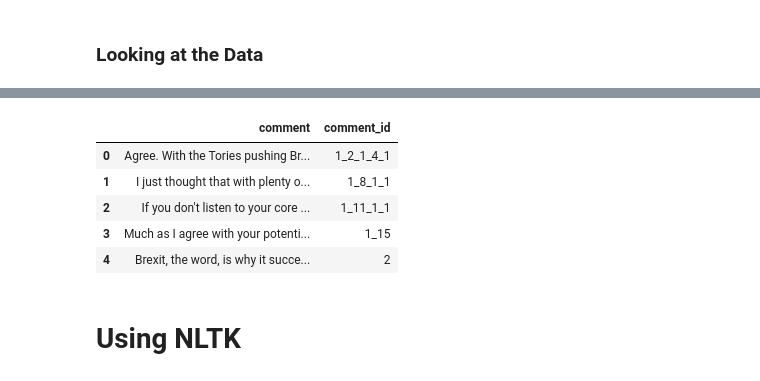
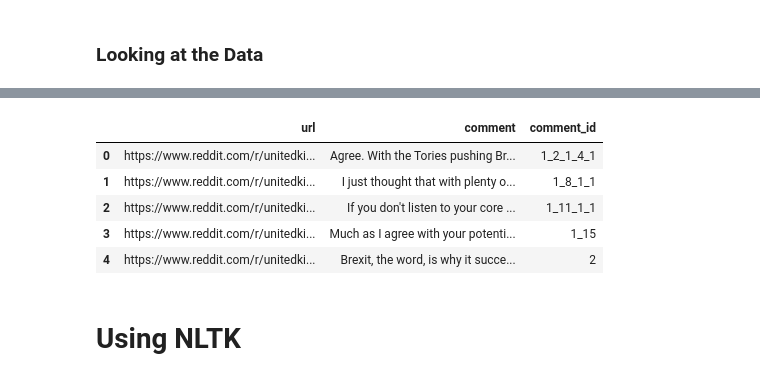
Before and after one commit to andrewtpei/Sentipedia, a Jupyter notebook: notebooks/Initial Data Analysis (Reddit csv).ipynb, the cells around one changed output, grey strips where cells are left out. Cells and saved outputs as stored; diff of their text form; code cells hidden in the pictures.

```diff
--- a/notebooks/Initial Data Analysis (Reddit csv).ipynb
+++ b/notebooks/Initial Data Analysis (Reddit csv).ipynb
@@ -37,10 +37,14 @@ import matplotlib.pyplot as plt
 # import language model
 import nltk
 from nltk.sentiment.vader import SentimentIntensityAnalyzer
+from nltk.corpus import stopwords
+from nltk.tokenize import word_tokenize
+from nltk.stem import WordNetLemmatizer
 
 # downloading NLTK analyzers
 nltk.download('punkt')
 nltk.download('averaged_perceptron_tagger')
 nltk.download('vader_lexicon')
-
-pd.set_option('display.max_colwidth', None)
+nltk.download('stopwords')
+nltk.download('punkt')
+nltk.download('wordnet')
@@ -57,12 +51,12 @@ pd.set_option('display.max_colwidth', None)
 # %%
-df_reddit = pd.read_csv('reddit.csv', usecols=['comment', 'comment_id'])
+df_reddit = pd.read_csv('reddit_full.csv', usecols=['url', 'comment', 'comment_id'])
 df_reddit.head()
 # %% [output]
-|  | comment | comment_id |
-| 0 | Agree. With the Tories pushing Br... | 1_2_1_4_1 |
-| 1 | I just thought that with plenty o... | 1_8_1_1 |
-| 2 | If you don't listen to your core ... | 1_11_1_1 |
-| 3 | Much as I agree with your potenti... | 1_15 |
-| 4 | Brexit, the word, is why it succe... | 2 |
+|  | url | comment | comment_id |
+| 0 | https://www.reddit.com/r/unitedki... | Agree. With the Tories pushing Br... | 1_2_1_4_1 |
+| 1 | https://www.reddit.com/r/unitedki... | I just thought that with plenty o... | 1_8_1_1 |
+| 2 | https://www.reddit.com/r/unitedki... | If you don't listen to your core ... | 1_11_1_1 |
+| 3 | https://www.reddit.com/r/unitedki... | Much as I agree with your potenti... | 1_15 |
+| 4 | https://www.reddit.com/r/unitedki... | Brexit, the word, is why it succe... | 2 |
 # %% [markdown]
 # Using NLTK
```
Also changed, not shown: parts of 22 cells of this notebook, 4 other files.
